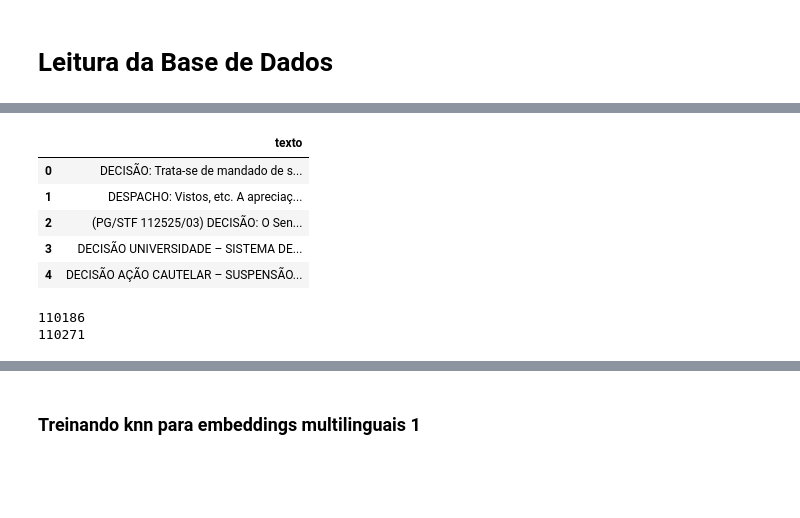
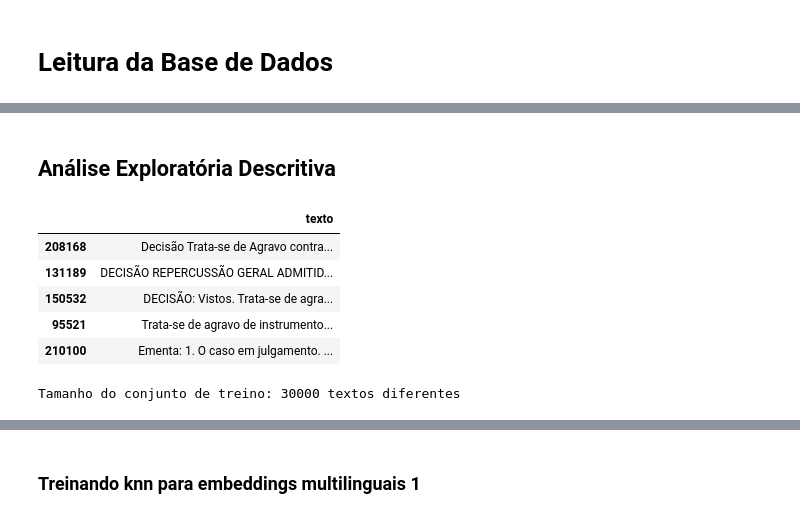
Before and after one commit to GusSampaio/Classificacao_Multirrotulo_no_Dominio_Juridico, a Jupyter notebook: Mineração_de_Textos_para_Domínio_Jurídico.ipynb, the cells around one changed output, grey strips where cells are left out. Cells and saved outputs as stored; diff of their text form; code cells hidden in the pictures; blank space fills up the shorter version.

```diff
--- a/Mineração_de_Textos_para_Domínio_Jurídico.ipynb
+++ b/Mineração_de_Textos_para_Domínio_Jurídico.ipynb
@@ -142,8 +104,0 @@ plt.show()
-# %%
-mskf = MultilabelStratifiedKFold(n_splits=2, shuffle=True, random_state=0)
-
-for train_index, test_index in mskf.split(X_train, y_train):
-   print("TRAIN:", train_index, "TEST:", test_index)
-   X_train, X_val = X_train.iloc[train_index], X_train.iloc[test_index]
-   y_train, y_val = y_train.iloc[train_index], y_train.iloc[test_index]
-   break
@@ -234,22 +120,22 @@ y_test = pd.read_pickle("Y_test.pkl")
 
 X_test.reset_index(drop=True, inplace=True)
 y_test.reset_index(drop=True, inplace=True)
+# %%
+train_positions = np.random.choice(len(X_train), size=30000, replace=False)
+test_positions = np.random.choice(len(X_test), size=5000, replace=False)
+
+X_train_sample = X_train.loc[train_positions]
+y_train_sample = y_train.loc[train_positions]
+X_test_sample = X_test.loc[test_positions]
+y_test_sample = y_test.loc[test_positions]
+# %% [markdown]
+## Análise Exploratória Descritiva
 # %%
-X_test.head()
+X_train_sample.head()
 # %% [output]
 |  | texto |
-| 0 | DECISÃO: Trata-se de mandado de s... |
-| 1 | DESPACHO: Vistos, etc. A apreciaç... |
-| 2 | (PG/STF 112525/03) DECISÃO: O Sen... |
-| 3 | DECISÃO UNIVERSIDADE – SISTEMA DE... |
-| 4 | DECISÃO AÇÃO CAUTELAR – SUSPENSÃO... |
+| 208168 | Decisão Trata-se de Agravo contra... |
+| 131189 | DECISÃO REPERCUSSÃO GERAL ADMITID... |
+| 150532 | DECISÃO: Vistos. Trata-se de agra... |
+| 95521 | Trata-se de agravo de instrumento... |
+| 210100 | Ementa: 1. O caso em julgamento. ... |
-# %%
-#print(len(X_train_multilingual_embeddings))
-print(len(X_train_multilingual2_embeddings))
-#print(X_train_tf.shape[0])
-#print(len(X_val_multilingual_embeddings))
-print(len(X_val_multilingual2_embeddings))
-#print(X_val_tf.shape[0])
-# %% [output]
-110186
-110271
@@ -259,0 +142,5 @@ val_positions = np.random.choice(len(X_val), size=30000, replace=False)
+# %%
+x_train_size = X_train_sample.shape[0]
+print("Tamanho do conjunto de treino:",x_train_size,'textos diferentes')
+# %% [output]
+Tamanho do conjunto de treino: 30000 textos diferentes
```
Also changed, not shown: parts of 43 cells of this notebook.
